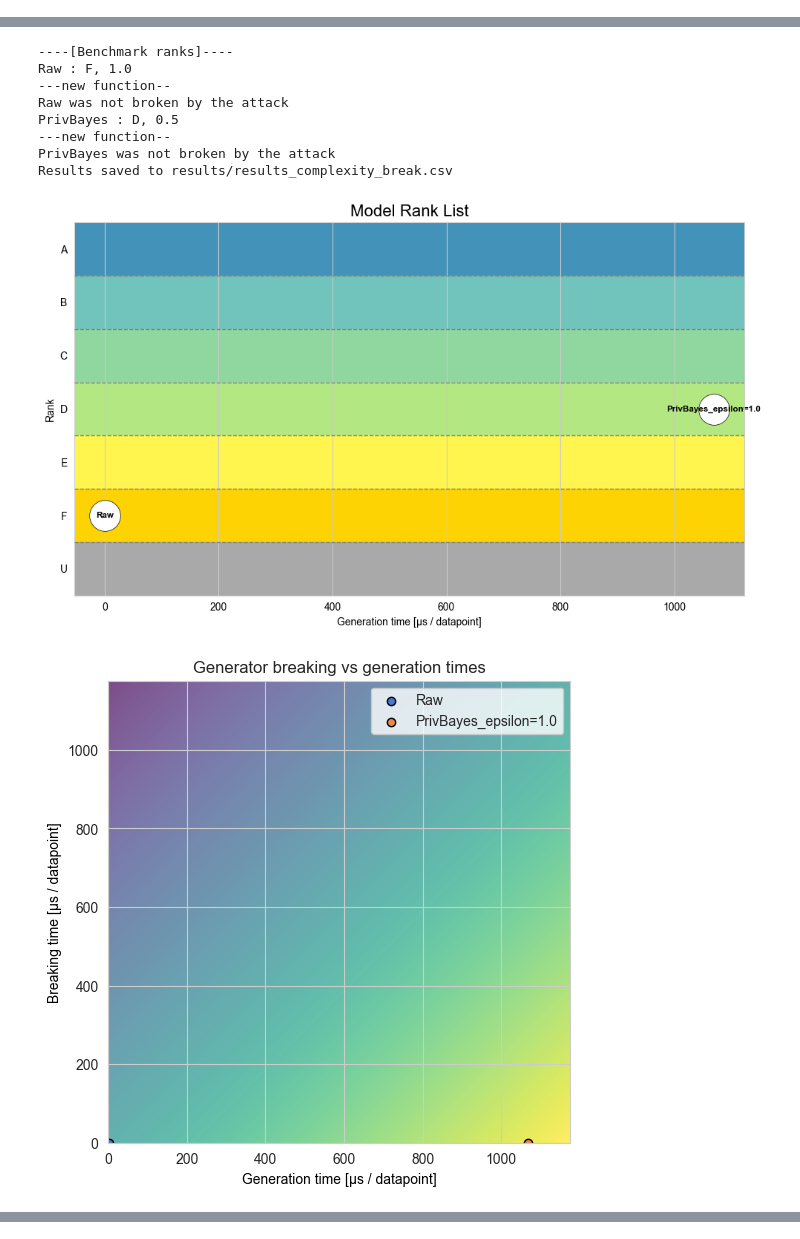
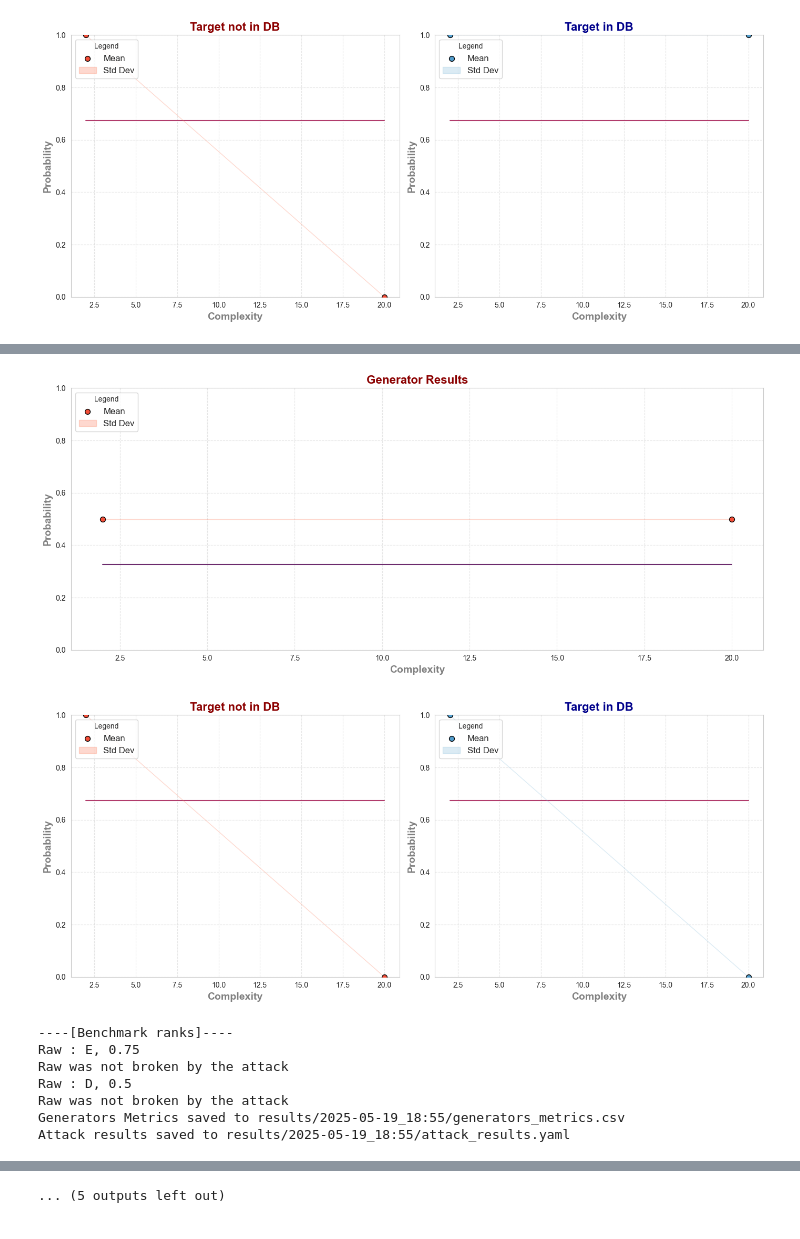
Before and after one commit to ArthGV/Benchmarking-of-Tabular-Synthetic-Data-Generation, a Jupyter notebook: privacy/run_pipeline.ipynb, the cells around one changed output, grey strips where cells are left out. Saved outputs shown, nothing was run; the diff lists cells and outputs as text; code cells hidden in the pictures.

```diff
--- a/privacy/run_pipeline.ipynb
+++ b/privacy/run_pipeline.ipynb
@@ -20,15 +16,15 @@ target_record = data.get_records([0])
 data.drop_records([0], in_place=True)
 attack = MyAttack(100, features=RandomTargetedQueryFeature(target_record,4,2))
 
-gen = ReprosynGenerator(DS_PRIVBAYES, label="PrivBayes", epsilon=1.0)
+# gen = ReprosynGenerator(DS_PRIVBAYES, label="PrivBayes", epsilon=1.0)
 
-pipeline = BenchmarkPipeline(data, attack, [Raw(),gen], target_record=target_record)
+pipeline = BenchmarkPipeline(data, attack, [Raw(), Raw()], target_record=target_record)
 benchmarking_metric = AUCMetric([0, 0.17, 0.33, 0.5, 0.67, 0.83])
 
 
 # just add the path to the folder where the generated data will be saved, the name of the file will be generated automatically
-pipeline.run([2,20], 1, 2,  plot_style='double', benchmarking_metric=benchmarking_metric,
-classification_target_col="income",dcr_metric="gower",generate_data=False)
+pipeline.run([2,20], 1, 2,  plot_style='all', benchmarking_metric=benchmarking_metric,
+classification_target_col="income", dcr_metric="gower", generate_data=True)
 # %% [output]
 estimating categorical probs
 estimating approx kdes(histogram)
@@ -40,0 +37 @@ COMPLEXITY:  20
+[figure, new version]
@@ -46,10 +42,9 @@ COMPLEXITY:  20
-----[Benchmark ranks]----
-Raw : F, 1.0
----new function--
-Raw was not broken by the attack
-PrivBayes : D, 0.5
----new function--
-PrivBayes was not broken by the attack
-Results saved to results/results_complexity_break.csv
-[figure, old version]
+[figure, new version]
-[figure, old version]
+[figure, new version]
+----[Benchmark ranks]----
+Raw : E, 0.75
+Raw was not broken by the attack
+Raw : D, 0.5
+Raw was not broken by the attack
+Generators Metrics saved to results/2025-05-19_18:55/generators_metrics.csv
+Attack results saved to results/2025-05-19_18:55/attack_results.yaml
@@ -67,0 +75 @@ Evaluating : PrivBayes_epsilon=1.0
+... (5 outputs left out)
```
Also changed, not shown: parts of 2 cells of this notebook, 6 other files.
